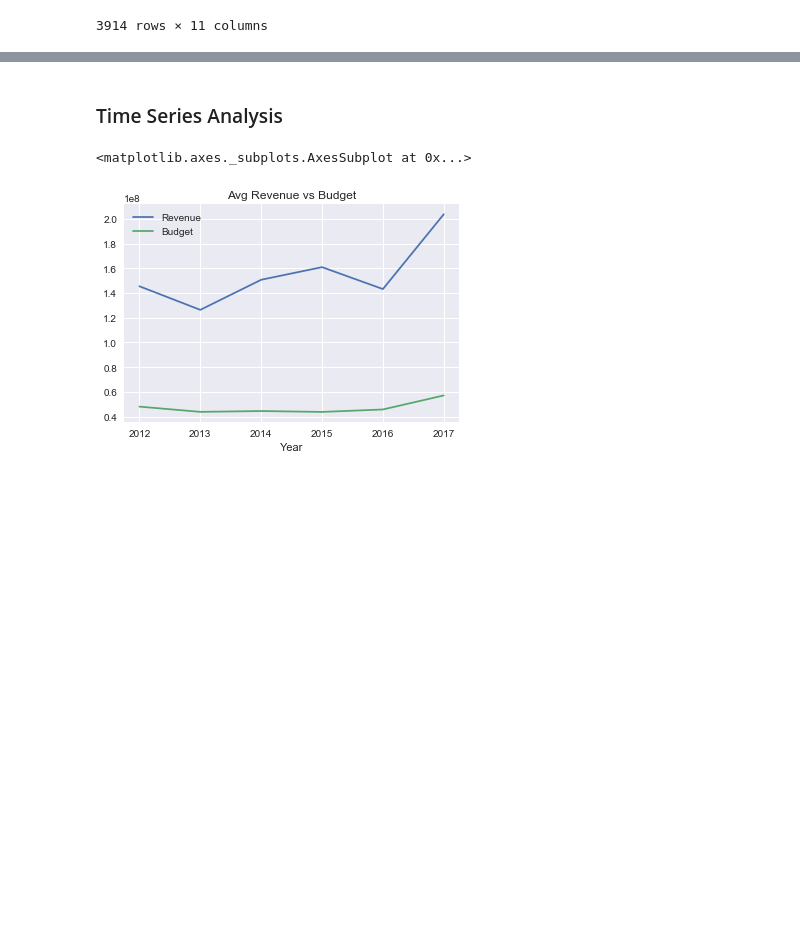
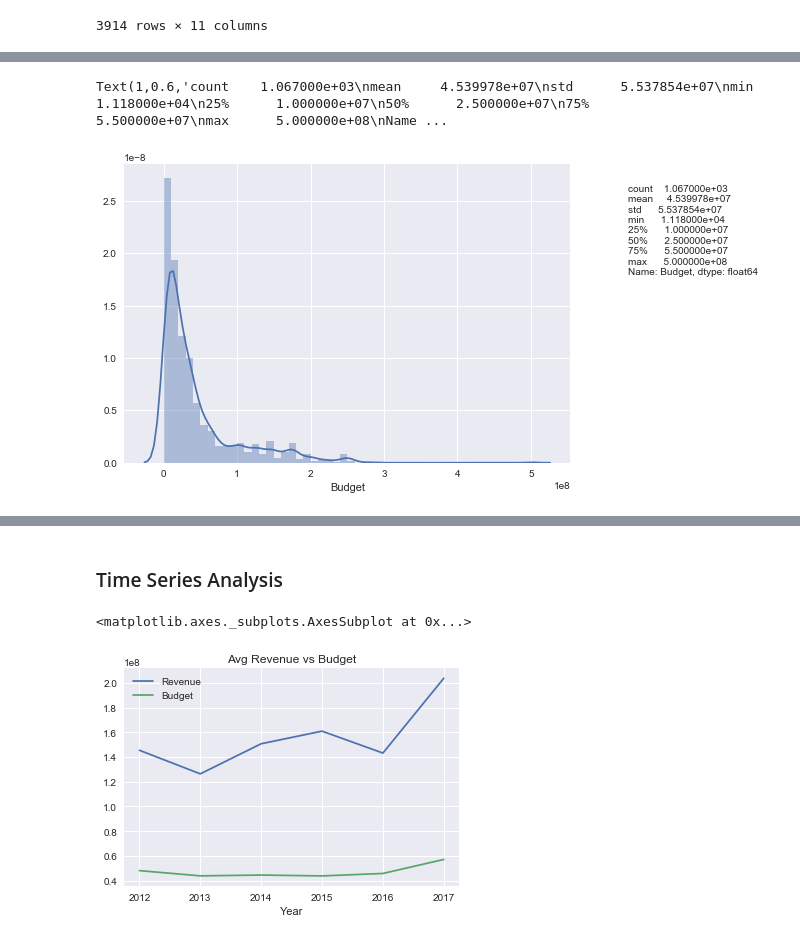
Before and after one commit to cicisongze/Movie_analysis_project, a Jupyter notebook: Data_Visualization.ipynb, the cells around one changed output, grey strips where cells are left out. Saved outputs shown, nothing was run; the diff lists cells and outputs as text; code cells hidden in the pictures; blank space fills up the shorter version.

Commit message:
update basic stats
Yield graphs and basic stats for series in data frame.

```diff
--- a/Data_Visualization.ipynb
+++ b/Data_Visualization.ipynb
@@ -208,0 +211,22 @@ dfruntime
+# %%
+final_df=dfruntime.dropna()
+# %%
+final_df['BoxOffice']=final_df['BoxOffice'].astype('str')
+final_df['BoxOffice']= final_df['BoxOffice'].apply(lambda x:x.replace(',',''))
+final_df['BoxOffice']=final_df['BoxOffice'].astype('int')
+
+final_df['Votes']=final_df['Votes'].astype('str')
+final_df['Votes']=final_df['Votes'].astype('float')
+
+final_df['Revenue']=final_df['Revenue'].astype('str')
+final_df['Revenue']= final_df['Revenue'].apply(lambda x:x.replace('$',''))
+final_df['Revenue']= final_df['Revenue'].apply(lambda x:x.replace(',',''))
+final_df['Revenue']=final_df['Revenue'].astype('float')
+
+final_df['Budget']=final_df['Budget'].astype('str')
+final_df['Budget']= final_df['Budget'].apply(lambda x:x.replace('$',''))
+final_df['Budget']= final_df['Budget'].apply(lambda x:x.replace(',',''))
+final_df['Budget']=final_df['Budget'].astype('float')
+
+final_df['Year']=final_df['Year'].astype('str')
+final_df['Year']=final_df['Year'].astype('float')
@@ -208,0 +273,12 @@ dfruntime
+# %%
+%matplotlib inline
+import matplotlib.pyplot as plt
+import seaborn as sns
+plt.style.use('seaborn')
+
+from scipy import stats
+sns.distplot(final_df['Budget'])
+plt.figtext(1.0,0.6,final_df['Budget'].describe())
+# %% [output]
+Text(1,0.6,'count    1.067000e+03\nmean     4.539978e+07\nstd      5.537854e+07\nmin      1.118000e+04\n25%      1.000000e+07\n50%      2.500000e+07\n75%      5.500000e+07\nmax      5.000000e+08\nName ...
+[figure, added]
```
Also changed, not shown: parts of 8 cells of this notebook.
